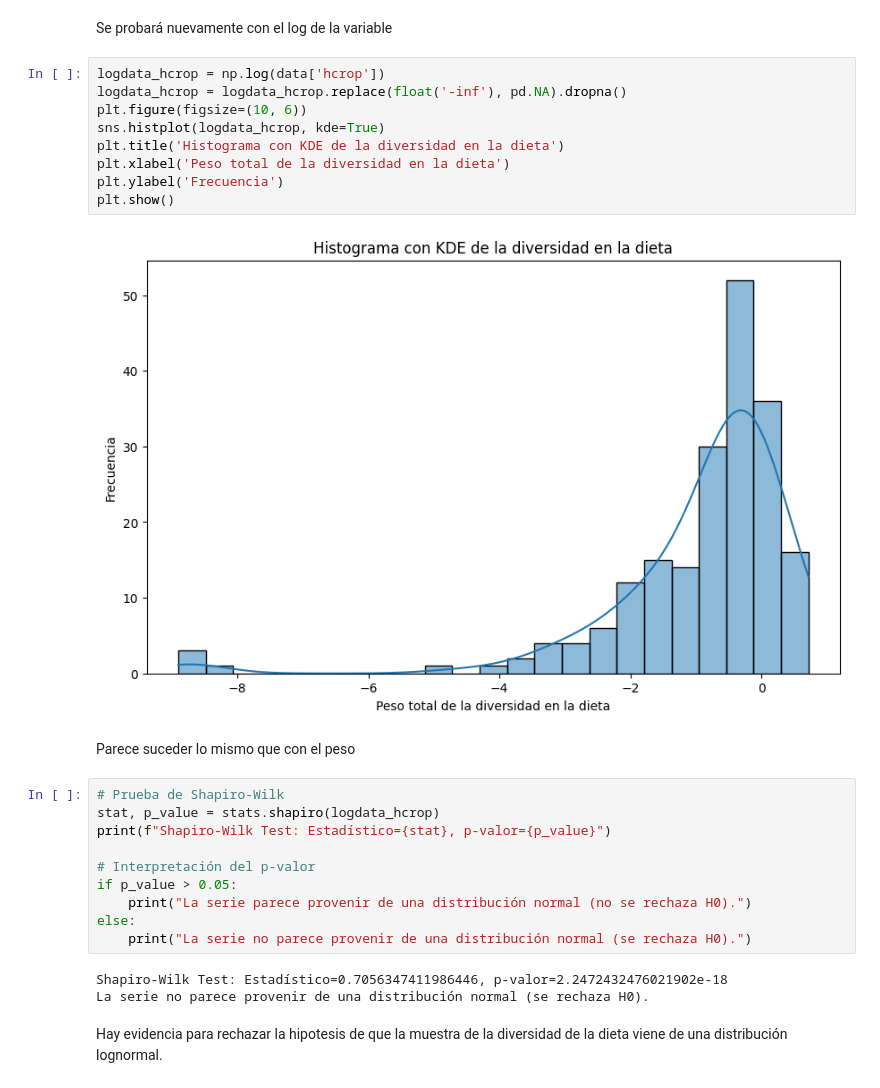
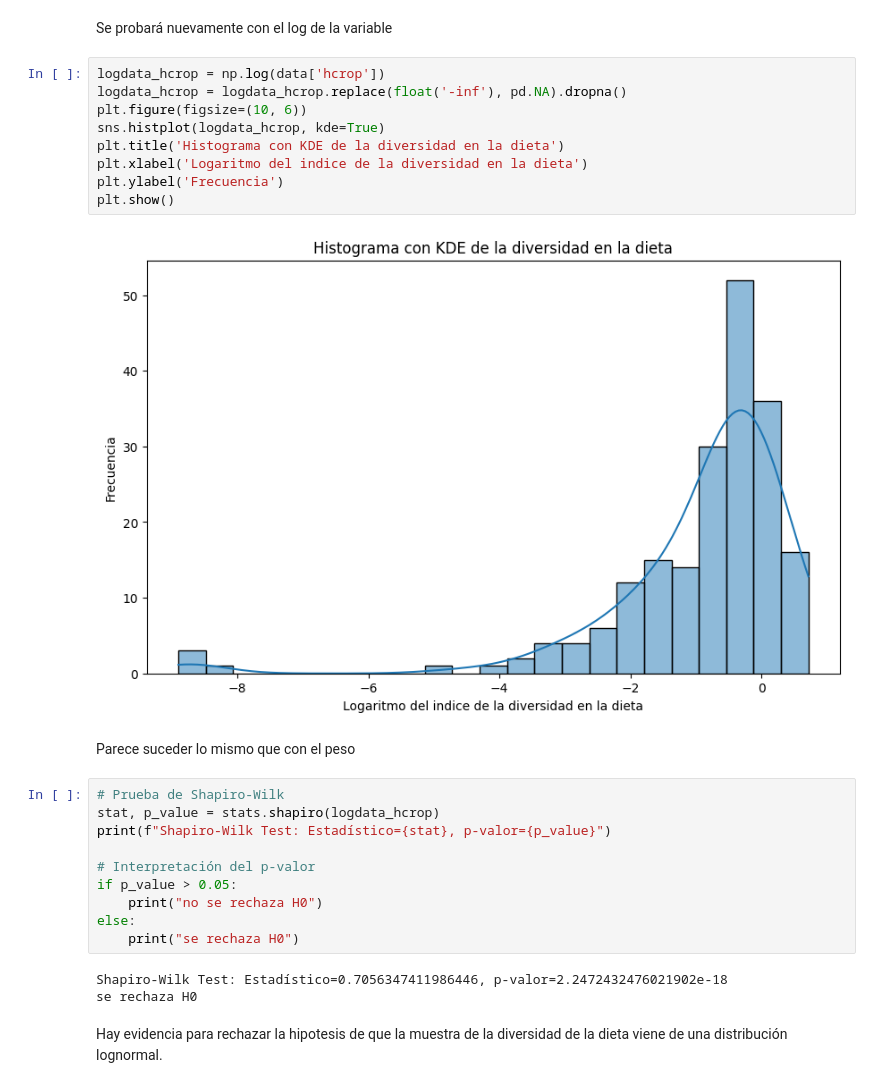
Before and after one commit to fofojaramillo/codornices-proyecto, a Jupyter notebook: t-tets.ipynb, the cells around one changed output. Cells and saved outputs as stored; diff of their text form.

```diff
--- a/t-tets.ipynb
+++ b/t-tets.ipynb
@@ -84,14 +84,14 @@ Se probará nuevamente con el log de la variable
 # %%
 logdata_hcrop = np.log(data['hcrop'])
 logdata_hcrop = logdata_hcrop.replace(float('-inf'), pd.NA).dropna()
 plt.figure(figsize=(10, 6))
 sns.histplot(logdata_hcrop, kde=True)
 plt.title('Histograma con KDE de la diversidad en la dieta')
-plt.xlabel('Peso total de la diversidad en la dieta')
+plt.xlabel('Logaritmo del indice de la diversidad en la dieta')
 plt.ylabel('Frecuencia')
 plt.show()
 # %% [output]
-[figure, old version]
+[figure, new version]
 # %% [markdown]
 Parece suceder lo mismo que con el peso
 # %%
@@ -101,11 +101,11 @@ print(f"Shapiro-Wilk Test: Estadístico={stat}, p-valor={p_value}")
 
 # Interpretación del p-valor
 if p_value > 0.05:
-    print("La serie parece provenir de una distribución normal (no se rechaza H0).")
+    print("no se rechaza H0")
 else:
-    print("La serie no parece provenir de una distribución normal (se rechaza H0).")
+    print("se rechaza H0")
 # %% [output]
 Shapiro-Wilk Test: Estadístico=0.7056347411986446, p-valor=2.2472432476021902e-18
-La serie no parece provenir de una distribución normal (se rechaza H0).
+se rechaza H0
 # %% [markdown]
 Hay evidencia para rechazar la hipotesis de que la muestra de la diversidad de la dieta viene de una distribución lognormal.
```
Also changed, not shown: parts of 1 cell of this notebook.
